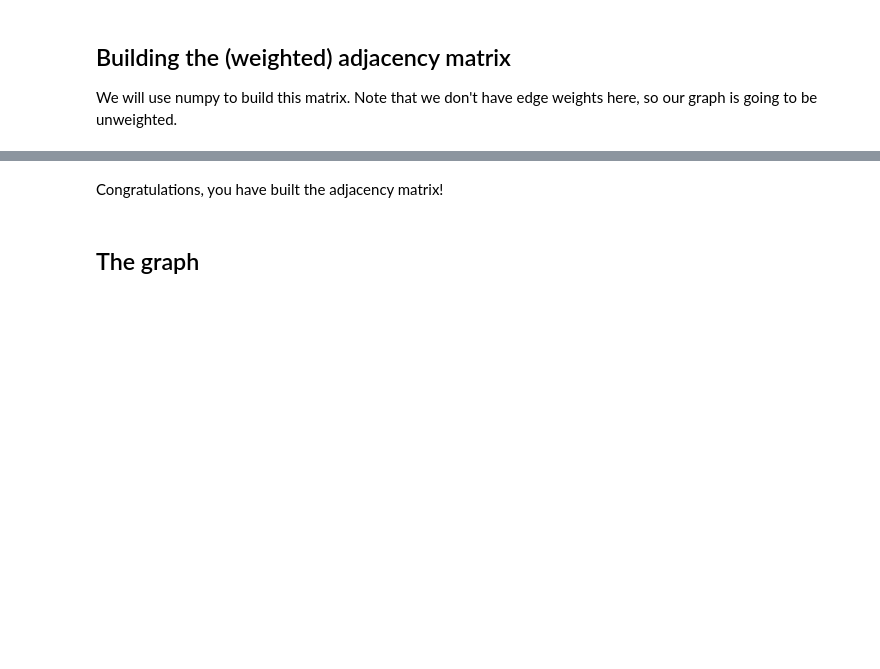
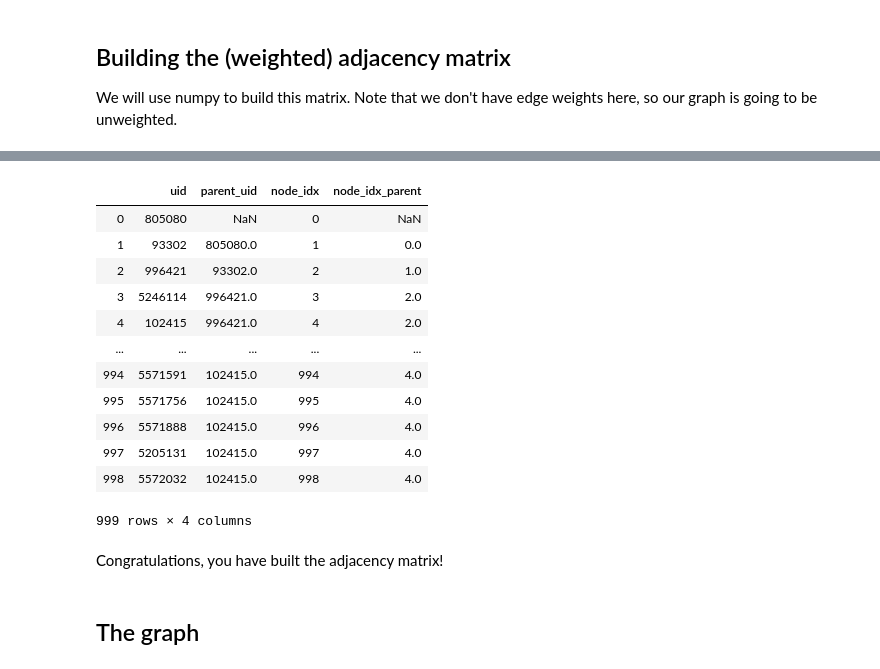
Before and after one commit to raphaelreis/ntds_2019, a Jupyter notebook: tutorials/02_graph_from_edge_list.ipynb, the cells around one changed output, grey strips where cells are left out. Saved outputs shown, nothing was run; the diff lists cells and outputs as text; code cells hidden in the pictures; blank space fills up the shorter version.

```diff
--- a/tutorials/02_graph_from_edge_list.ipynb
+++ b/tutorials/02_graph_from_edge_list.ipynb
@@ -146,6 +240,22 @@ We will use numpy to build this matrix. Note that we don't have edge weights her
 # %%
 n_nodes = len(nodes)
 adjacency = np.zeros((n_nodes, n_nodes), dtype=int)
+# %%
+edges
+# %% [output]
+|  | uid | parent_uid | node_idx | node_idx_parent |
+| 0 | 805080 | NaN | 0 | NaN |
+| 1 | 93302 | 805080.0 | 1 | 0.0 |
+| 2 | 996421 | 93302.0 | 2 | 1.0 |
+| 3 | 5246114 | 996421.0 | 3 | 2.0 |
+| 4 | 102415 | 996421.0 | 4 | 2.0 |
+| ... | ... | ... | ... | ... |
+| 994 | 5571591 | 102415.0 | 994 | 4.0 |
+| 995 | 5571756 | 102415.0 | 995 | 4.0 |
+| 996 | 5571888 | 102415.0 | 996 | 4.0 |
+| 997 | 5205131 | 102415.0 | 997 | 4.0 |
+| 998 | 5572032 | 102415.0 | 998 | 4.0 |
+999 rows × 4 columns
 # %%
 for idx, row in edges.iterrows():
     if np.isnan(row.node_idx_parent):
```
Also changed, not shown: parts of 13 cells of this notebook, 4 other files.
